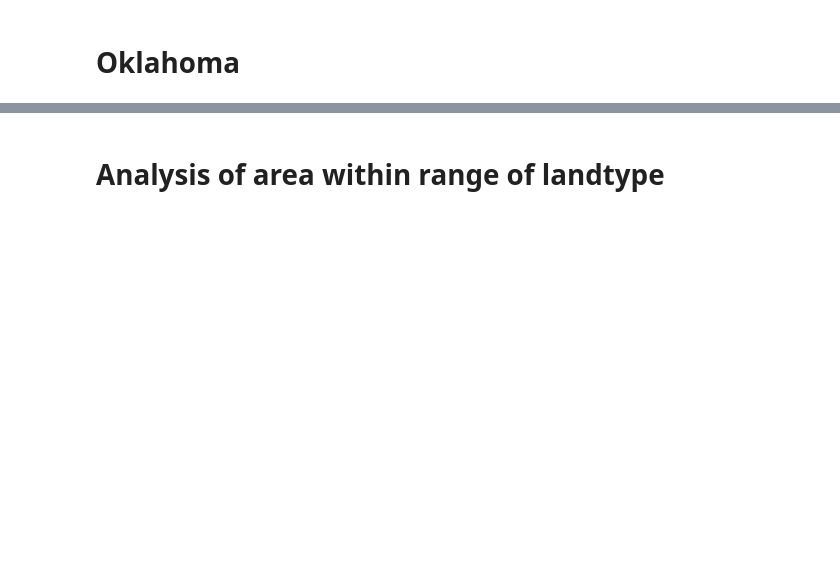
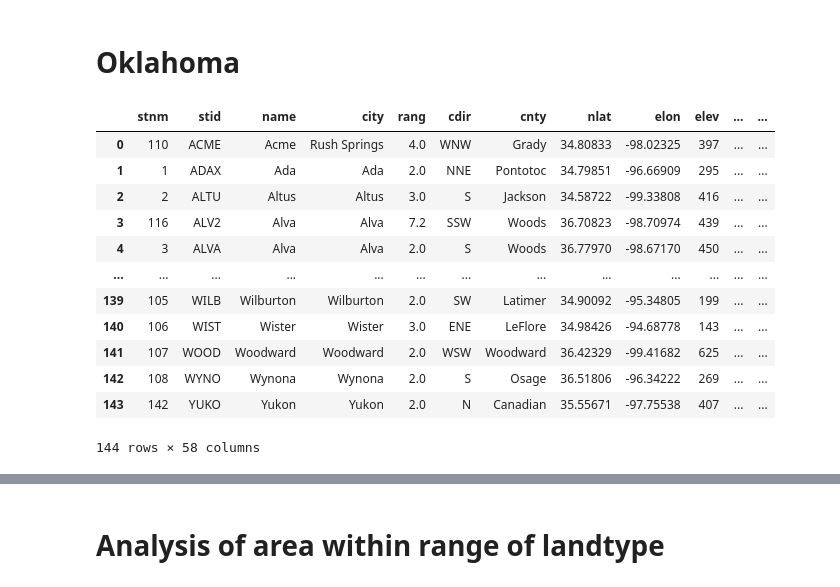
Before and after one commit to shmaronshmevans/nwp_bias, a Jupyter notebook: notebooks/mesonet_landtype.ipynb, the cells around one changed output, grey strips where cells are left out. Saved outputs shown, nothing was run; the diff lists cells and outputs as text; code cells hidden in the pictures; blank space fills up the shorter version.

```diff
--- a/notebooks/mesonet_landtype.ipynb
+++ b/notebooks/mesonet_landtype.ipynb
@@ -229,8 +371,22 @@ landtype.landtype(lulc)
 # Oklahoma
 # %%
 # create dataframe for Oklahome
-Oklahoma_mesonet_filepath = '/home/aevans/Kara_HW/NY_cartopy/csv_city/geoinfo.csv'
+#Oklahoma_mesonet_filepath = '/home/aevans/landtype/NY_cartopy/csv_city/geoinfo.csv'
 oklahoma_mesonet_df = pd.read_csv(Oklahoma_mesonet_filepath)
 oklahoma_mesonet_df
+# %% [output]
+|  | stnm | stid | name | city | rang | cdir | cnty | nlat | elon | elev | ... | ... |
+| 0 | 110 | ACME | Acme | Rush Springs | 4.0 | WNW | Grady | 34.80833 | -98.02325 | 397 | ... | ... |
+| 1 | 1 | ADAX | Ada | Ada | 2.0 | NNE | Pontotoc | 34.79851 | -96.66909 | 295 | ... | ... |
+| 2 | 2 | ALTU | Altus | Altus | 3.0 | S | Jackson | 34.58722 | -99.33808 | 416 | ... | ... |
+| 3 | 116 | ALV2 | Alva | Alva | 7.2 | SSW | Woods | 36.70823 | -98.70974 | 439 | ... | ... |
+| 4 | 3 | ALVA | Alva | Alva | 2.0 | S | Woods | 36.77970 | -98.67170 | 450 | ... | ... |
+| ... | ... | ... | ... | ... | ... | ... | ... | ... | ... | ... | ... | ... |
+| 139 | 105 | WILB | Wilburton | Wilburton | 2.0 | SW | Latimer | 34.90092 | -95.34805 | 199 | ... | ... |
+| 140 | 106 | WIST | Wister | Wister | 3.0 | ENE | LeFlore | 34.98426 | -94.68778 | 143 | ... | ... |
+| 141 | 107 | WOOD | Woodward | Woodward | 2.0 | WSW | Woodward | 36.42329 | -99.41682 | 625 | ... | ... |
+| 142 | 108 | WYNO | Wynona | Wynona | 2.0 | S | Osage | 36.51806 | -96.34222 | 269 | ... | ... |
+| 143 | 142 | YUKO | Yukon | Yukon | 2.0 | N | Canadian | 35.55671 | -97.75538 | 407 | ... | ... |
+144 rows × 58 columns
 # %%
 len(oklahoma_mesonet_df)
```
Also changed, not shown: parts of 53 cells of this notebook, 26 other files.
